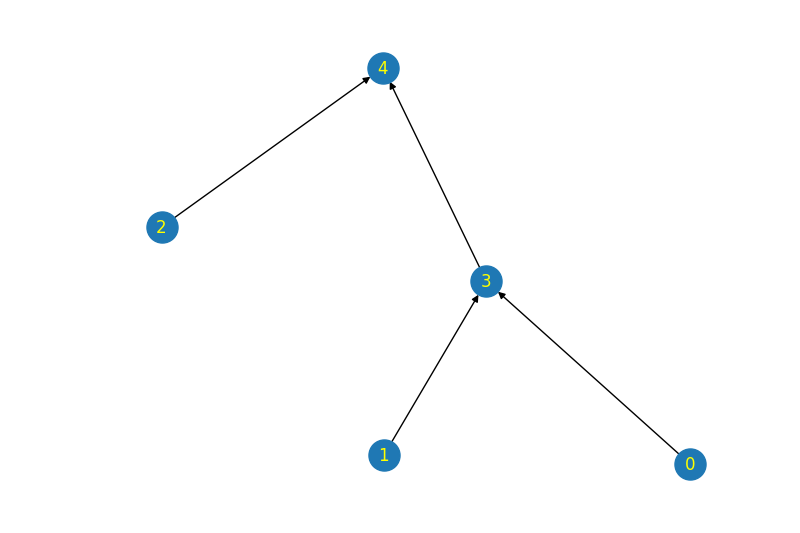
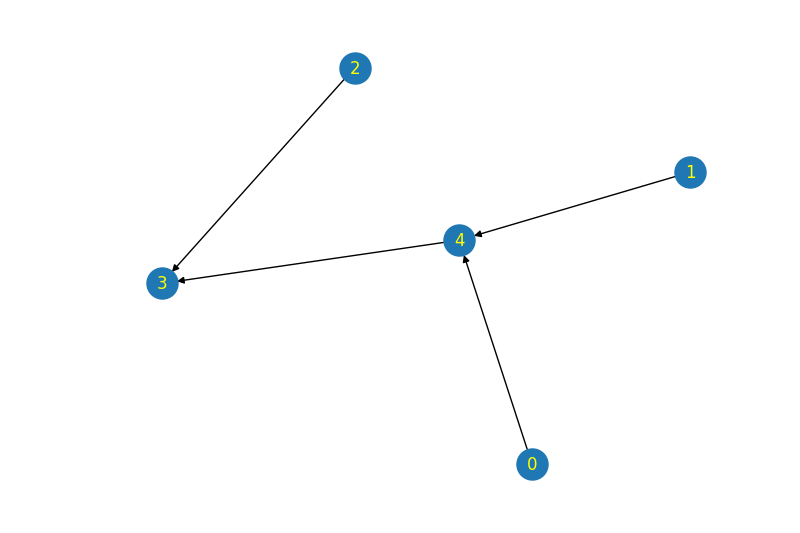
Before and after one commit to RPegoud/neat-jax, a Jupyter notebook: neat_jax/neat_network.ipynb, the cells around one changed output. Cells and saved outputs as stored; diff of their text form; code cells hidden in the pictures.

```diff
--- a/neat_jax/neat_network.ipynb
+++ b/neat_jax/neat_network.ipynb
@@ -9,10 +9,12 @@ class Node(NamedTuple):
     type: jnp.int32
     enabled: jnp.bool_
 
+
 class ActivationState(NamedTuple):
     activations: jnp.ndarray
     activated_nodes: jnp.ndarray
     activation_counts: jnp.ndarray
+
 
 class Network(NamedTuple):
     nodes: list[Node]
@@ -35,8 +37,7 @@ class Network(NamedTuple):
     @property
     def n_required_activations(self) -> dict:
         """
-        Returns the number of required activations for each
-        non-input node.
+        The number of required activations for each receiver node.
         """
         unique, counts = jnp.unique(self.receivers, return_counts=True)
         return jnp.zeros(self.n_nodes).at[unique].set(counts)
@@ -79,19 +80,19 @@ def plot_network(net: Network) -> None:
 # %%
 n_nodes = 5
 nodes = jax.vmap(Node)(
     index=jnp.arange(n_nodes),
-    type=jnp.array([1, 1, 1, 2, 3]),
+    type=jnp.array([1, 1, 1, 3, 2]),
     enabled=jnp.ones(n_nodes),
 )
 net = Network(
     nodes,
     edges=jnp.ones(n_nodes - 1),
-    senders=jnp.array([0, 1, 2, 3]),
-    receivers=jnp.array([3, 3, 4, 4]),
+    senders=jnp.array([0, 1, 2, 4]),
+    receivers=jnp.array([4, 4, 3, 3]),
 )
 plot_network(net)
 # %% [output]
-[figure, old version]
+[figure, new version]
 # %%
 def sigmoid(x):
     return 1 / (1 + jnp.exp(-x))
```
Also changed, not shown: parts of 9 cells of this notebook, 5 other files.
